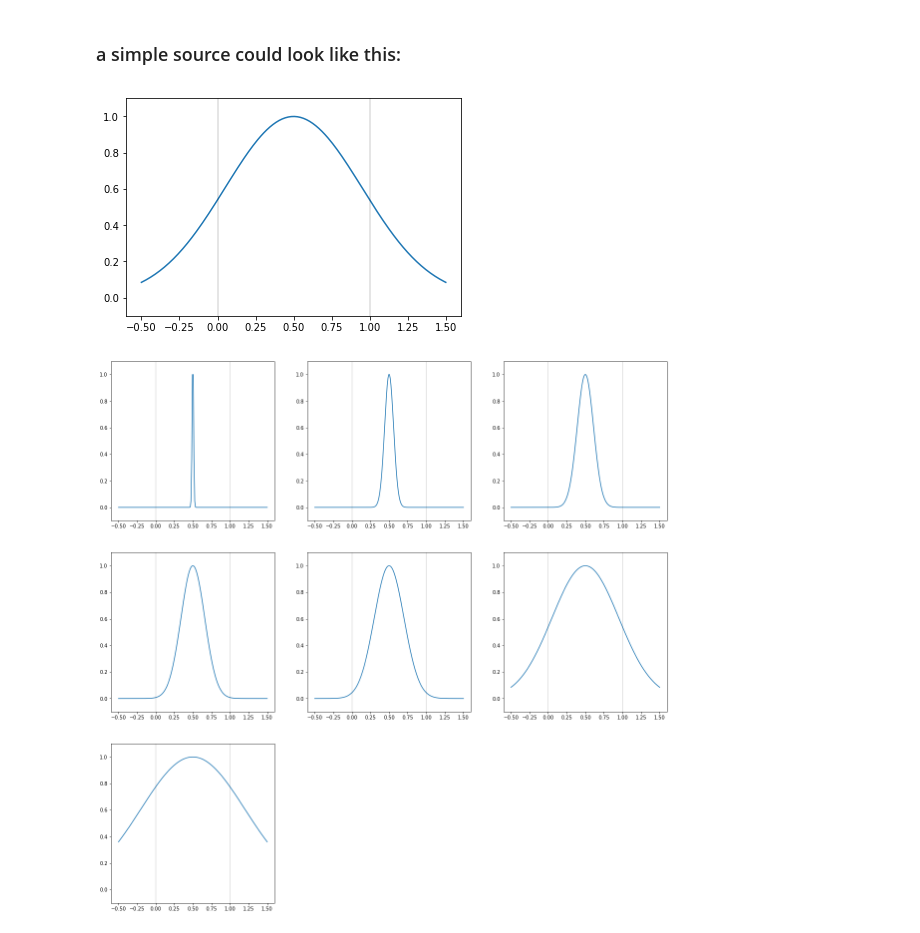
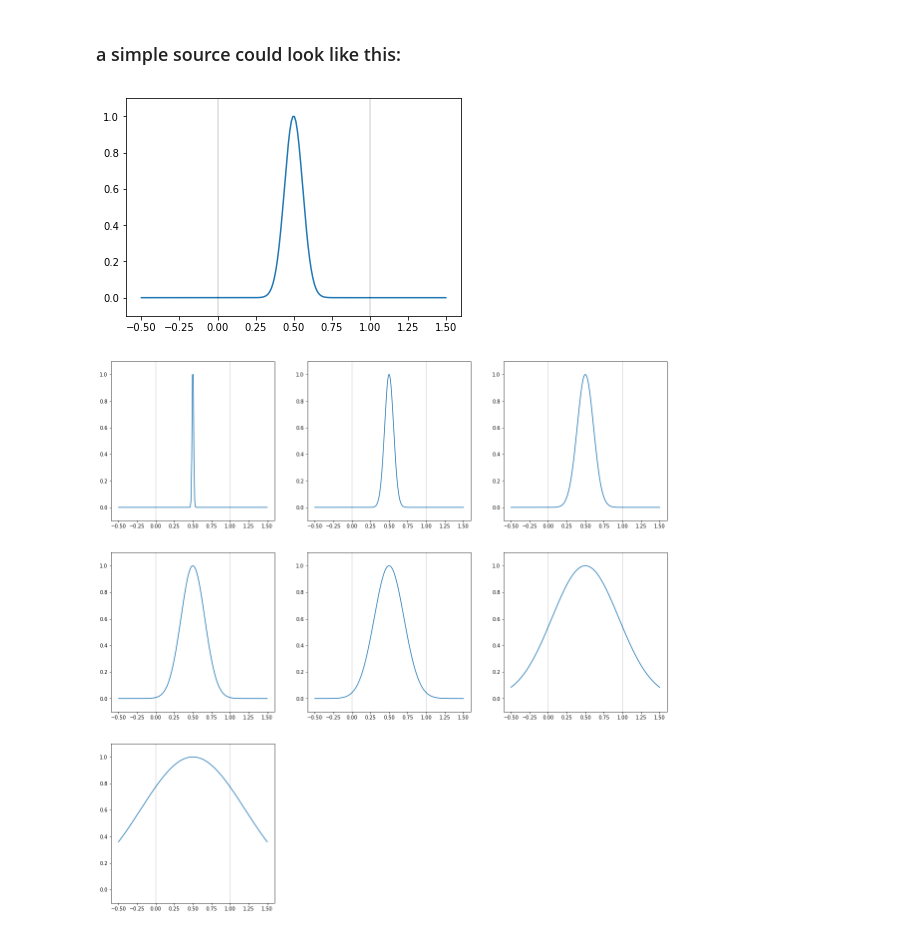
Before and after one commit to mczerwinski/kCSD-python, a Jupyter notebook: tutorials/Sources.ipynb, the cells around one changed output. Saved outputs shown, nothing was run; the diff lists cells and outputs as text; code cells hidden in the pictures.

```diff
--- a/tutorials/Sources.ipynb
+++ b/tutorials/Sources.ipynb
@@ -21,31 +21,31 @@ We assume that:
 # %%
 import sources
 from matplotlib import pyplot as plt
 import numpy as np
 
 #libsize, depending on how many sources we want to check, can be 'small', 'medium' and 'large'
 
 def plot1dSource(csd):
     resolution = 100
     axis = np.linspace(-0.5, 1.5, resolution*2) # resolution is between 0 and 1, and we want our csd to be from -0.5 to 1.5
     plt.plot(axis, csd)
     plt.axvline(1, lw=0.2, color='k')
     plt.axvline(0, lw=0.2, color='k')
     ymax = 1.1
     if np.min(csd)< -.1:
         ymin = -1.1
     else:
         ymin = -0.1
     plt.ylim(ymin, ymax)
 
-Counter = 5# goes from 0
+Counter = 1# goes from 0
 test_source = sources.SingleGauss(Counter, dim=1, libsize='small', resolution=100)
 
 plot1dSource(test_source)
 
 plt.show()
 # %% [output]
-[figure, old version]
+[figure, new version]
 # %%
 
 # one can use this to generate a library of sources:
```
Also changed, not shown: parts of 4 cells of this notebook, 1 other file.
